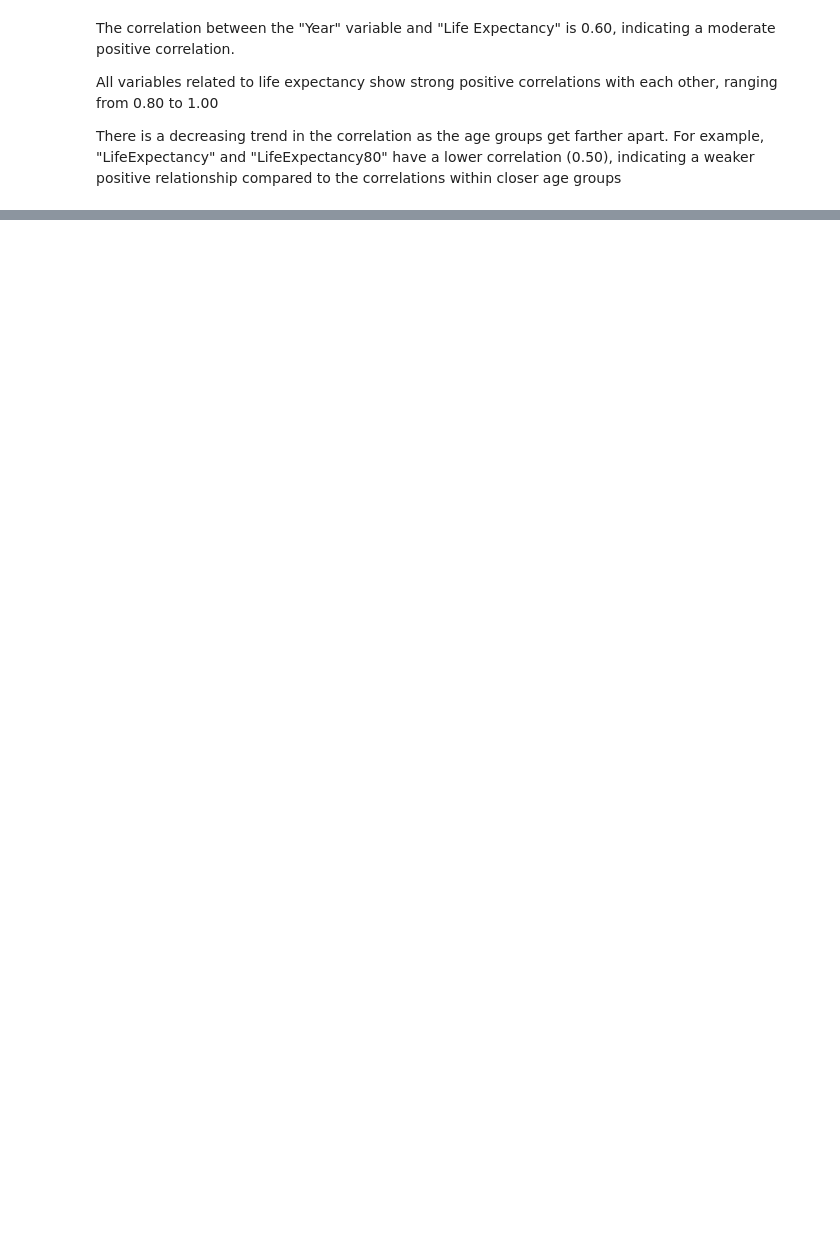
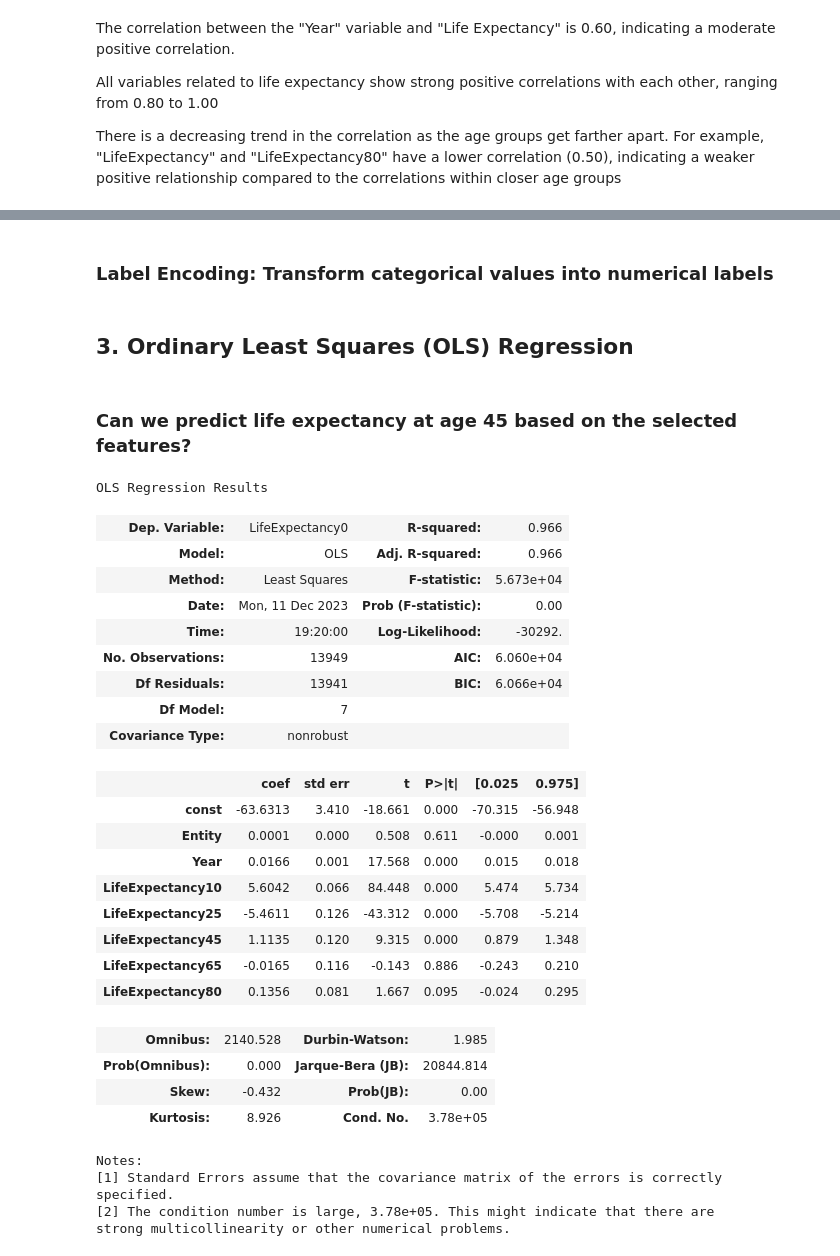
Before and after one commit to INFO-523-Exercises/hw05-sanjaybhargavsiddi, a Jupyter notebook: hw-05.ipynb, the cells around one changed output, grey strips where cells are left out. Drawn from its saved outputs; the diff is of its cells as text; code cells hidden in the pictures; blank space fills up the shorter version.

Commit message:
Code for OLS regression + Ridge and Lasso regression

```diff
--- a/hw-05.ipynb
+++ b/hw-05.ipynb
@@ -114,0 +162,61 @@ There is a decreasing trend in the correlation as the age groups get farther apa
+# %% [markdown]
+### Label Encoding: Transform categorical values into numerical labels
+# %%
+label_encoder = LabelEncoder()
+# Applying label encoding to "Entity" column
+df['Entity'] = label_encoder.fit_transform(df['Entity'])
+# %% [markdown]
+## 3. Ordinary Least Squares (OLS) Regression
+# %% [markdown]
+### Can we predict life expectancy at age 45 based on the selected features?
+# %%
+X = df.drop(['LifeExpectancy','LifeExpectancy0','Code','LifeExpectancyDiffFM'], axis=1)  # Features
+y = df['LifeExpectancy0']  # Target variable
+# %%
+X_train, X_test, y_train, y_test = train_test_split(X, y, test_size=0.2, random_state=42)
+# Resampling
+X_train_resampled, y_train_resampled = resample(X_train, y_train, replace=True, random_state=42)
+# %%
+# Model Building with statsmodels
+X_train_sm = sm.add_constant(X_train_resampled)
+
+# Adding a constant for the intercept
+ols_model = sm.OLS(y_train_resampled, X_train_sm).fit()
+
+# Evaluating the Model Performance
+# Adding a constant for the intercept in test data (statsmodels)
+X_test_sm = sm.add_constant(X_test)
+
+# Predicting using statsmodels model
+y_pred_sm = ols_model.predict(X_test_sm)
+
+# Model Diagnostics
+ols_model.summary()
+# %% [output]
+OLS Regression Results
+| Dep. Variable: | LifeExpectancy0 | R-squared: | 0.966 |
+| Model: | OLS | Adj. R-squared: | 0.966 |
+| Method: | Least Squares | F-statistic: | 5.673e+04 |
+| Date: | Mon, 11 Dec 2023 | Prob (F-statistic): | 0.00 |
+| Time: | 19:20:00 | Log-Likelihood: | -30292. |
+| No. Observations: | 13949 | AIC: | 6.060e+04 |
+| Df Residuals: | 13941 | BIC: | 6.066e+04 |
+| Df Model: | 7 |  |  |
+| Covariance Type: | nonrobust |  |  |
+|  | coef | std err | t | P>|t| | [0.025 | 0.975] |
+| const | -63.6313 | 3.410 | -18.661 | 0.000 | -70.315 | -56.948 |
+| Entity | 0.0001 | 0.000 | 0.508 | 0.611 | -0.000 | 0.001 |
+| Year | 0.0166 | 0.001 | 17.568 | 0.000 | 0.015 | 0.018 |
+| LifeExpectancy10 | 5.6042 | 0.066 | 84.448 | 0.000 | 5.474 | 5.734 |
+| LifeExpectancy25 | -5.4611 | 0.126 | -43.312 | 0.000 | -5.708 | -5.214 |
+| LifeExpectancy45 | 1.1135 | 0.120 | 9.315 | 0.000 | 0.879 | 1.348 |
+| LifeExpectancy65 | -0.0165 | 0.116 | -0.143 | 0.886 | -0.243 | 0.210 |
+| LifeExpectancy80 | 0.1356 | 0.081 | 1.667 | 0.095 | -0.024 | 0.295 |
+| Omnibus: | 2140.528 | Durbin-Watson: | 1.985 |
+| Prob(Omnibus): | 0.000 | Jarque-Bera (JB): | 20844.814 |
+| Skew: | -0.432 | Prob(JB): | 0.00 |
+| Kurtosis: | 8.926 | Cond. No. | 3.78e+05 |
+Notes:
+[1] Standard Errors assume that the covariance matrix of the errors is correctly specified.
+[2] The condition number is large, 3.78e+05. This might indicate that there are
+strong multicollinearity or other numerical problems.
```
Also changed, not shown: parts of 28 cells of this notebook, 2 other files.
